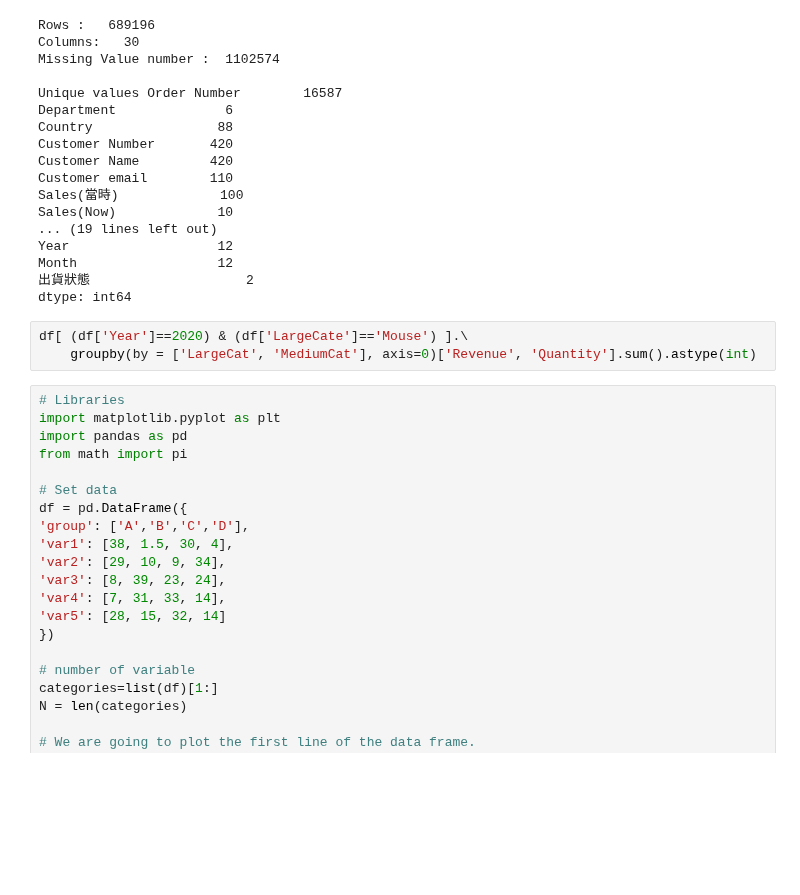
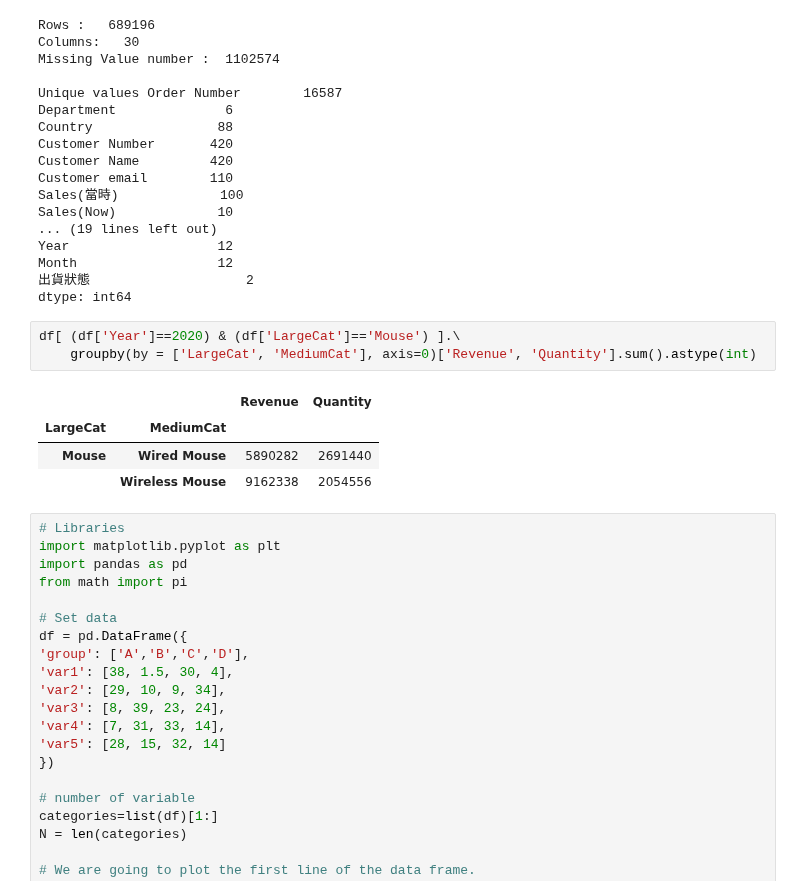
Before and after one commit to ricky4235/Python, a Jupyter notebook: 2_DataAnalysis/IPNB/T1_gd-202011.ipynb, the cells around one changed output. Drawn from its saved outputs; the diff is of its cells as text; blank space fills up the shorter version.

```diff
--- a/2_DataAnalysis/IPNB/T1_gd-202011.ipynb
+++ b/2_DataAnalysis/IPNB/T1_gd-202011.ipynb
@@ -115,8 +143,13 @@ Month                  12
 出貨狀態                    2
 dtype: int64
 # %%
-df[ (df['Year']==2020) & (df['LargeCate']=='Mouse') ].\
+df[ (df['Year']==2020) & (df['LargeCat']=='Mouse') ].\
     groupby(by = ['LargeCat', 'MediumCat'], axis=0)['Revenue', 'Quantity'].sum().astype(int)
+# %% [output]
+|  |  | Revenue | Quantity |
+| LargeCat | MediumCat |  |  |
+| Mouse | Wired Mouse | 5890282 | 2691440 |
+|  | Wireless Mouse | 9162338 | 2054556 |
 # %%
 # Libraries
 import matplotlib.pyplot as plt
```
Also changed, not shown: parts of 6 cells of this notebook, 3 other files.
